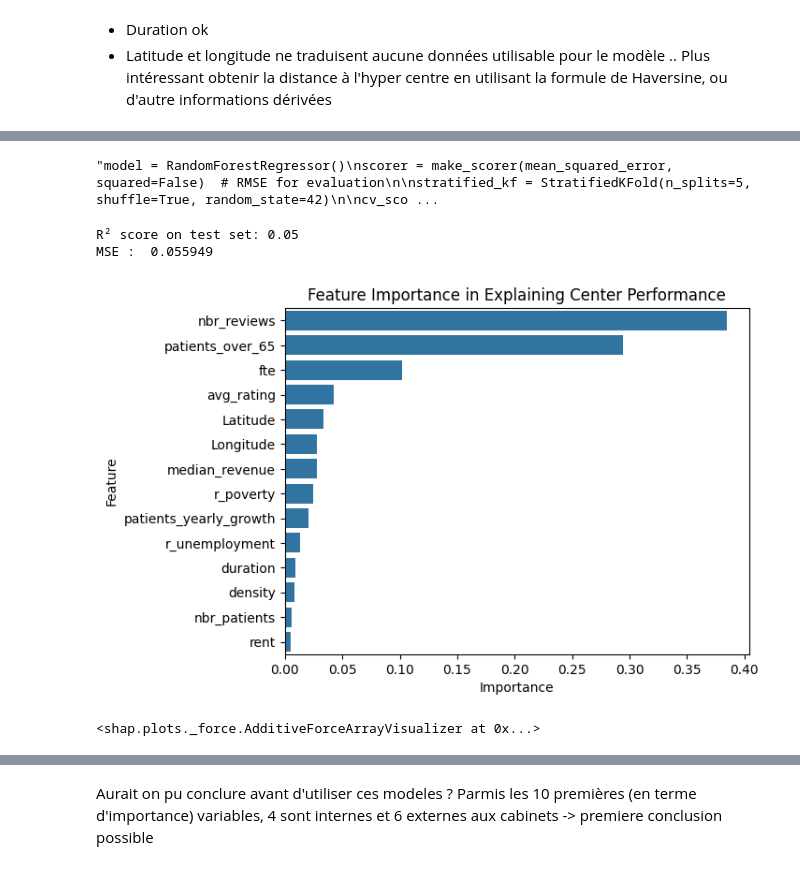
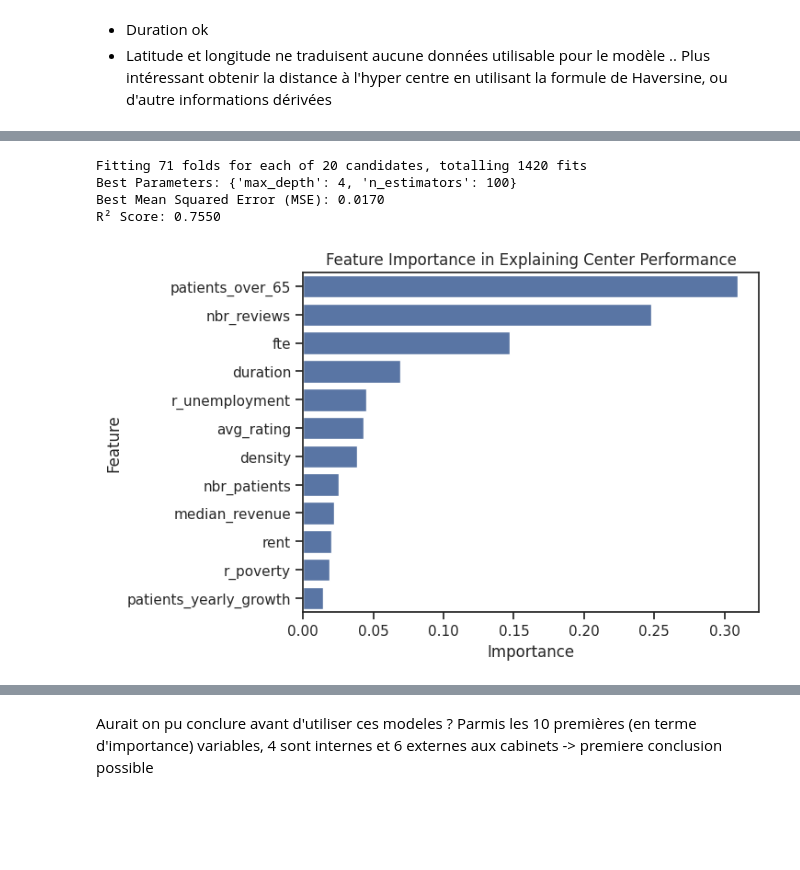
Before and after one commit to HugoKD/ML, a Jupyter notebook: 2023_DB_DS_exercise.ipynb, the cells around one changed output, grey strips where cells are left out. Saved outputs shown, nothing was run; the diff lists cells and outputs as text; code cells hidden in the pictures; blank space fills up the shorter version.

```diff
--- a/2023_DB_DS_exercise.ipynb
+++ b/2023_DB_DS_exercise.ipynb
@@ -399,2 +412,4 @@ data_transform = data_transform.drop(['Latitude', 'Longitude'], axis = 1)
+# %%
+data_transform1 = data_transform.copy()
 # %%
-data_transform['target'] = data_transform['revenue'] * data_transform['r_margin']
+data_transform1['target'] = data_transform1['revenue'] * data_transform1['r_margin']
@@ -447,12 +415,0 @@ X_train, X_test, y_train, y_test = train_test_split(X, y["target"], test_size=0.
-# %%
-'''model = RandomForestRegressor()
-scorer = make_scorer(mean_squared_error, squared=False)  # RMSE for evaluation
-
-stratified_kf = StratifiedKFold(n_splits=5, shuffle=True, random_state=42)
-
-cv_scores = cross_val_score(model, X, y['target'], cv=stratified_kf, scoring=scorer, fit_params={'sample_weight': y['stratify']})
-
-print(f'Cross-validation RMSE scores: {cv_scores}')
-print(f'Average cross-validation RMSE: {cv_scores.mean()}')'''
-# %% [output]
-"model = RandomForestRegressor()\nscorer = make_scorer(mean_squared_error, squared=False)  # RMSE for evaluation\n\nstratified_kf = StratifiedKFold(n_splits=5, shuffle=True, random_state=42)\n\ncv_sco ...
@@ -461,22 +416,44 @@ print(f'Average cross-validation RMSE: {cv_scores.mean()}')'''
+# %%
+X = data_transform1.drop(['target','revenue','r_margin'], axis = 1)
+y = data_transform1['target']
+# %%
+model = RandomForestRegressor(random_state=42)
+param_grid = {
+    'n_estimators': [3,5,10,50, 100],   # Example values for n_estimators
+    'max_depth': [2,3,4]     # Example values for max_depth
+}
+
+# Define LOOCV
+loo = LeaveOneOut()
+
+# Setup GridSearchCV with LOOCV
+grid_search = GridSearchCV(estimator=model, param_grid=param_grid, cv=loo, scoring='neg_mean_squared_error', verbose=1)
+
+# Fit the grid search
+grid_search.fit(X, y)
+
+best_model = grid_search.best_estimator_
+best_params = grid_search.best_params_
+best_score = -grid_search.best_score_  # Convert from negative MSE
+
+print("Best Parameters:", best_params)
+print(f"Best Mean Squared Error (MSE): {best_score:.4f}")
+
+y_pred = grid_search.predict(X)
+r2 = r2_score(y, y_pred)
+print(f"R² Score: {r2:.4f}")
+# %% [output]
+Fitting 71 folds for each of 20 candidates, totalling 1420 fits
+Best Parameters: {'max_depth': 4, 'n_estimators': 100}
+Best Mean Squared Error (MSE): 0.0170
+R² Score: 0.7550
 # %%
-model = RandomForestRegressor(max_depth = 3 ,random_state=42)
-model.fit(X_train, y_train)
-
-y_pred = model.predict(X_test)
-r2 = r2_score(y_test, y_pred)
-print(f"R² score on test set: {r2:.2f}")
-
-mse = (MSE(y_test, y_pred))
-print("MSE : % f" %(mse))
-
-feature_importances = model.feature_importances_
+feature_importances = best_model.feature_importances_
 importance_df = pd.DataFrame({'Feature': X.columns, 'Importance': feature_importances})
 importance_df = importance_df.sort_values(by='Importance', ascending=False)
 
 sns.barplot(x='Importance', y='Feature', data=importance_df)
 plt.title('Feature Importance in Explaining Center Performance')
 plt.show()
 # %% [output]
-R² score on test set: 0.05
-MSE :  0.055949
-[figure, old version]
+[figure, new version]
@@ -485,6 +459,0 @@ import shap
-# %%
-explainer = shap.TreeExplainer(model)
-shap_values = explainer.shap_values(X)
-shap.force_plot(explainer.expected_value, shap_values[:, :], X.iloc[:, :])
-# %% [output]
-<shap.plots._force.AdditiveForceArrayVisualizer at 0x...>
```
Also changed, not shown: parts of 74 cells of this notebook.
